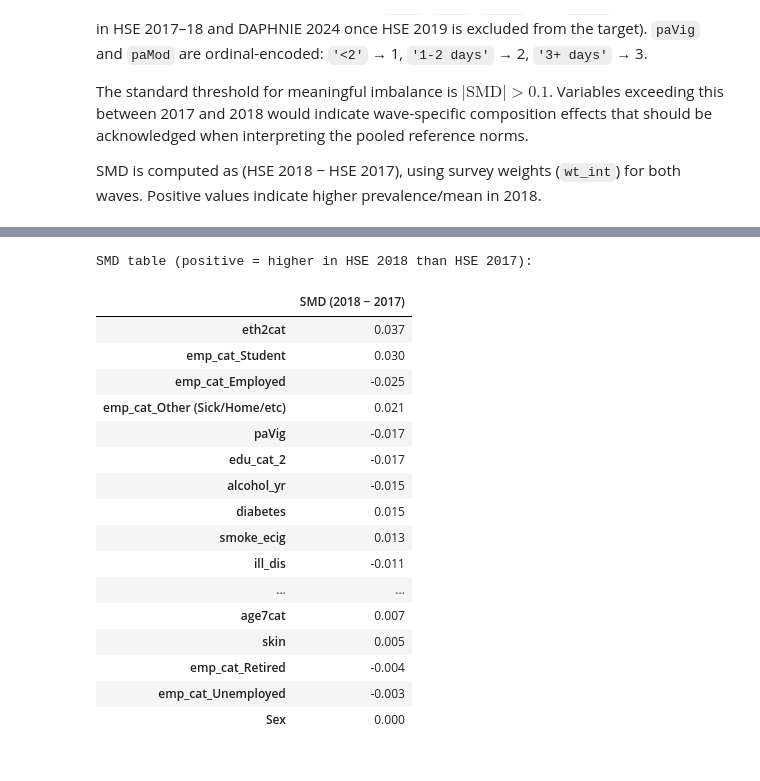
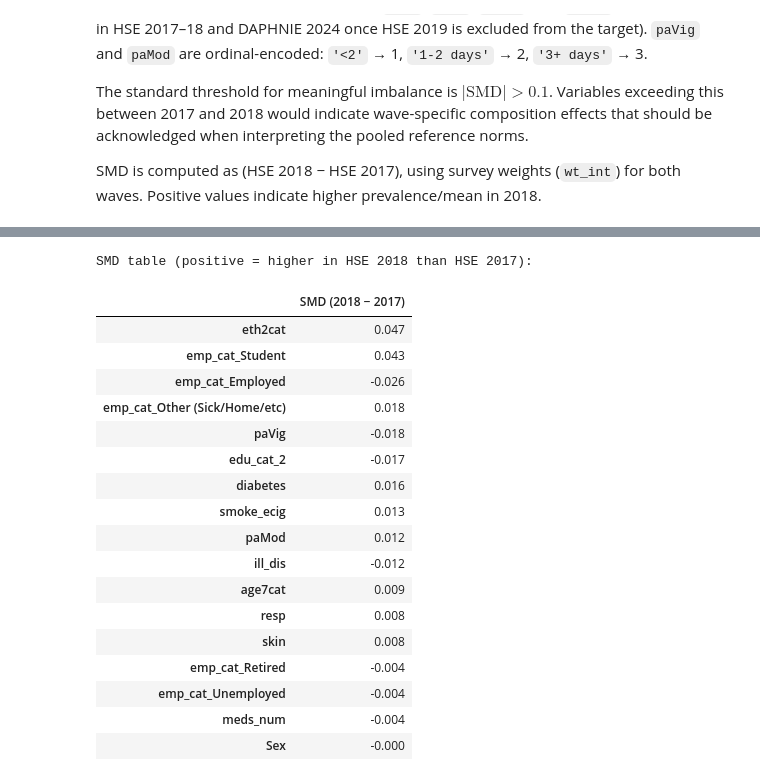
Before and after one commit to LuisGiraldo86/EuroQoL, a Jupyter notebook: notebooks/covariate_shift/011-covariate_comparison_hse.ipynb, the cells around one changed output, grey strips where cells are left out. Saved outputs shown, nothing was run; the diff lists cells and outputs as text; code cells hidden in the pictures.

```diff
--- a/notebooks/covariate_shift/011-covariate_comparison_hse.ipynb
+++ b/notebooks/covariate_shift/011-covariate_comparison_hse.ipynb
@@ -94,31 +116,0 @@ Missingness check:
-# %%
-def weighted_mean(series, weights):
-    mask = series.notna() & weights.notna() & (weights > 0)
-    if mask.sum() == 0:
-        return np.nan
-    s, w = series[mask], weights[mask]
-    return np.average(s, weights=w)
-
-
-def weighted_var(series, weights):
-    mask = series.notna() & weights.notna() & (weights > 0)
-    if mask.sum() < 2:
-        return np.nan
-    s, w = series[mask], weights[mask]
-    mu = np.average(s, weights=w)
-    return np.average((s - mu) ** 2, weights=w)
-
-
-def compute_smd(source_series, source_weights, target_series, target_weights):
-    mu_s = weighted_mean(source_series, source_weights)
-    mu_t = weighted_mean(target_series, target_weights)
-    if np.isnan(mu_s) or np.isnan(mu_t):
-        return np.nan
-    var_s = weighted_var(source_series, source_weights)
-    var_t = weighted_var(target_series, target_weights)
-    if np.isnan(var_s) or np.isnan(var_t):
-        return np.nan
-    pooled_sd = np.sqrt((var_s + var_t) / 2)
-    if pooled_sd == 0:
-        return np.nan
-    return (mu_s - mu_t) / pooled_sd
@@ -125,39 +131,36 @@ def compute_smd(source_series, source_weights, target_series, target_weights):
 # %%
-wt17 = hse17["wt_int"].fillna(1.0)
-wt18 = hse18["wt_int"].fillna(1.0)
-wt22 = hse22["wt_int"].fillna(1.0)
-
 smds = {
     col: compute_smd(hse18[col], wt18, hse17[col], wt17)
-    for col in FEATURES
+    for col in ALL_FEATURES
 }
 
 smd_series = (
     pd.Series(smds, name="SMD (2018 − 2017)")
     .sort_values(key=abs, ascending=False)
 )
 
 print("SMD table (positive = higher in HSE 2018 than HSE 2017):")
 display(smd_series.round(3).to_frame())
 # %% [output]
 SMD table (positive = higher in HSE 2018 than HSE 2017):
 |  | SMD (2018 − 2017) |
-| eth2cat | 0.037 |
-| emp_cat_Student | 0.030 |
-| emp_cat_Employed | -0.025 |
-| emp_cat_Other (Sick/Home/etc) | 0.021 |
-| paVig | -0.017 |
+| eth2cat | 0.047 |
+| emp_cat_Student | 0.043 |
+| emp_cat_Employed | -0.026 |
+| emp_cat_Other (Sick/Home/etc) | 0.018 |
+| paVig | -0.018 |
 | edu_cat_2 | -0.017 |
-| alcohol_yr | -0.015 |
-| diabetes | 0.015 |
+| diabetes | 0.016 |
 | smoke_ecig | 0.013 |
-| ill_dis | -0.011 |
-| ... | ... |
-| age7cat | 0.007 |
-| skin | 0.005 |
+| paMod | 0.012 |
+| ill_dis | -0.012 |
+| age7cat | 0.009 |
+| resp | 0.008 |
+| skin | 0.008 |
 | emp_cat_Retired | -0.004 |
-| emp_cat_Unemployed | -0.003 |
-| Sex | 0.000 |
+| emp_cat_Unemployed | -0.004 |
+| meds_num | -0.004 |
+| Sex | -0.000 |
 # %%
 smds_plot = smd_series.dropna().sort_values(key=abs)
 colors = ["#d62728" if abs(v) > 0.1 else "#1f77b4" for v in smds_plot]
```
Also changed, not shown: parts of 12 cells of this notebook, 2 other files.
